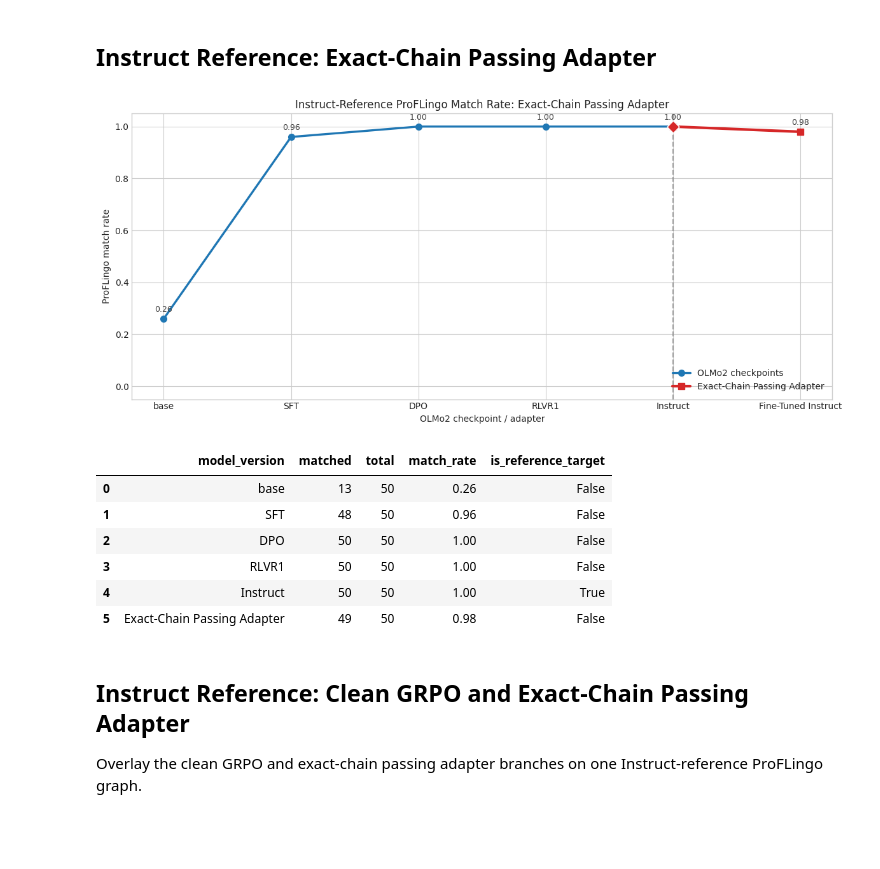
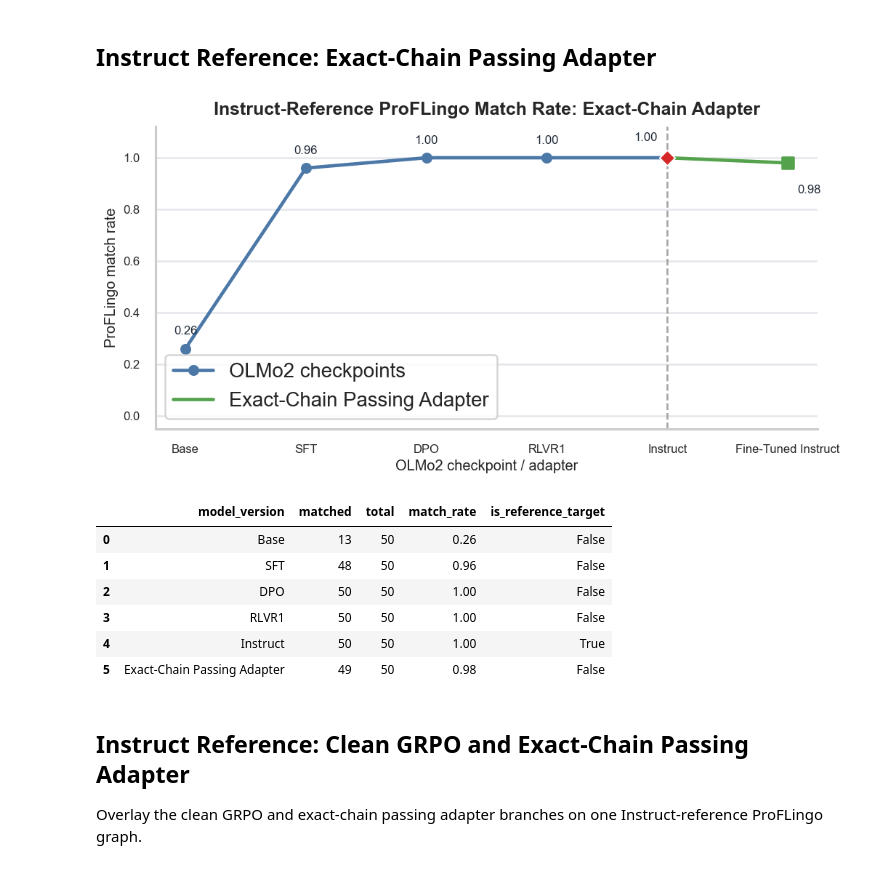
Before and after one commit to AngadK89/robust-auditing, a Jupyter notebook: notebooks/plot_olmo2_proflingo_reference_robustness.ipynb, the cells around one changed output. Cells and saved outputs as stored; diff of their text form; code cells hidden in the pictures; blank space fills up the shorter version.

```diff
--- a/notebooks/plot_olmo2_proflingo_reference_robustness.ipynb
+++ b/notebooks/plot_olmo2_proflingo_reference_robustness.ipynb
@@ -52,7 +57,7 @@ REFERENCE_TARGET_KEYS = {
 ALL_REFERENCE_TARGET_KEYS = REFERENCE_TARGET_KEYS
 
 MODEL_VERSION_ORDER = [
-    ("base@main", "base"),
+    ("base@main", "Base"),
     ("sft@main", "SFT"),
     ("dpo@main", "DPO"),
     ("rlvr1@step_400", "RLVR 400"),
@@ -70,6 +75,15 @@ MODEL_VERSION_ORDER = [
     ("instruct@step_2400", "Instruct 2400"),
     ("instruct@main", "Instruct Main"),
 ]
+
+BASELINE_LINE_COLOR = "#4C78A8"
+CLEAN_ADAPTER_COLOR = "#F58518"
+POISONED_ADAPTER_COLOR = "#54A24B"
+REFERENCE_LINE_COLOR = "#D62728"
+LINE_MARKER_SIZE = 8
+LINE_WIDTH = 2.8
+SCORE_LABEL_FONT_SIZE = 10
+GRID_COLOR = "#E5E7EB"
 # %% [markdown]
 ## Load Reports
 
@@ -573,67 +699,62 @@ exact_chain_match_df = pd.concat(
     ignore_index=True,
 ).sort_values("order")
 
-fig, ax = plt.subplots(figsize=(12, 5.4))
+fig, ax = plt.subplots(figsize=(9.0, 4.8))
 lineage_segment = exact_chain_match_df[exact_chain_match_df["order"] <= len(MAIN_MODEL_VERSION_ORDER) - 1]
 ft_segment = exact_chain_match_df[exact_chain_match_df["order"] >= len(MAIN_MODEL_VERSION_ORDER) - 1]
 ax.plot(
     lineage_segment["order"],
     lineage_segment["match_rate"],
     marker="o",
-    markersize=7,
-    linewidth=2.4,
-    color="tab:blue",
+    markersize=LINE_MARKER_SIZE,
+    linewidth=LINE_WIDTH,
+    color=BASELINE_LINE_COLOR,
     label="OLMo2 checkpoints",
 )
 ax.plot(
     ft_segment["order"],
     ft_segment["match_rate"],
-    marker="s",
-    markersize=7,
-    linewidth=3.0,
-    color="tab:red",
+    linewidth=LINE_WIDTH,
+    color=POISONED_ADAPTER_COLOR,
     label="Exact-Chain Passing Adapter",
 )
+ax.scatter(
+    [exact_chain_row["order"]],
+    [exact_chain_row["match_rate"]],
+    marker="s",
+    s=82,
+    color=POISONED_ADAPTER_COLOR,
+    zorder=4,
+)
+exact_chain_label_offsets = {
+    "instruct@main": (-8, 12),
+    f"{EXACT_CHAIN_ADAPTER_RUN_ID}@adapter": (8, -18),
+}
 for _, point in exact_chain_match_df.iterrows():
-    ax.annotate(
-        f"{point['match_rate']:.2f}",
-        xy=(point["order"], point["match_rate"]),
-        xytext=(0, 8),
-        textcoords="offset points",
-        ha="center",
-        fontsize=9,
-        color="0.25",
-    )
+    annotate_match_rate_point(ax, point, label_offsets=exact_chain_label_offsets)
 
 reference_point = exact_chain_match_df[exact_chain_match_df["is_reference_target"]].iloc[0]
 ax.axvline(reference_point["order"], color="0.55", linestyle="--", linewidth=1.5, alpha=0.8)
 ax.scatter(
     [reference_point["order"]],
     [reference_point["match_rate"]],
     marker="D",
-    s=95,
-    color="tab:red",
+    s=82,
+    color=REFERENCE_LINE_COLOR,
     edgecolor="white",
-    linewidth=1,
+    linewidth=1.2,
     zorder=4,
 )
-x_ticks = list(range(len(MAIN_MODEL_VERSION_ORDER))) + [len(MAIN_MODEL_VERSION_ORDER)]
-x_tick_labels = [label for _, label in MAIN_MODEL_VERSION_ORDER] + ["Fine-Tuned Instruct"]
-ax.set_xticks(x_ticks, x_tick_labels)
-ax.set_ylim(-0.05, 1.05)
-ax.set_ylabel("ProFLingo match rate")
-ax.set_xlabel("OLMo2 checkpoint / adapter")
-ax.set_title("Instruct-Reference ProFLingo Match Rate: Exact-Chain Passing Adapter")
-ax.legend(loc="lower right")
+style_adapter_line_axis(ax, "Instruct-Reference ProFLingo Match Rate: Exact-Chain Adapter")
 fig.tight_layout()
 save_figure(fig, "proflingo_exact_chain_adapter_fingerprint.png")
 plt.show()
 
 display(exact_chain_match_df[["model_version", "matched", "total", "match_rate", "is_reference_target"]])
 # %% [output]
-[figure, old version]
+[figure, new version]
 |  | model_version | matched | total | match_rate | is_reference_target |
-| 0 | base | 13 | 50 | 0.26 | False |
+| 0 | Base | 13 | 50 | 0.26 | False |
 | 1 | SFT | 48 | 50 | 0.96 | False |
 | 2 | DPO | 50 | 50 | 1.00 | False |
 | 3 | RLVR1 | 50 | 50 | 1.00 | False |
```
Also changed, not shown: parts of 9 cells of this notebook, 26 other files.
